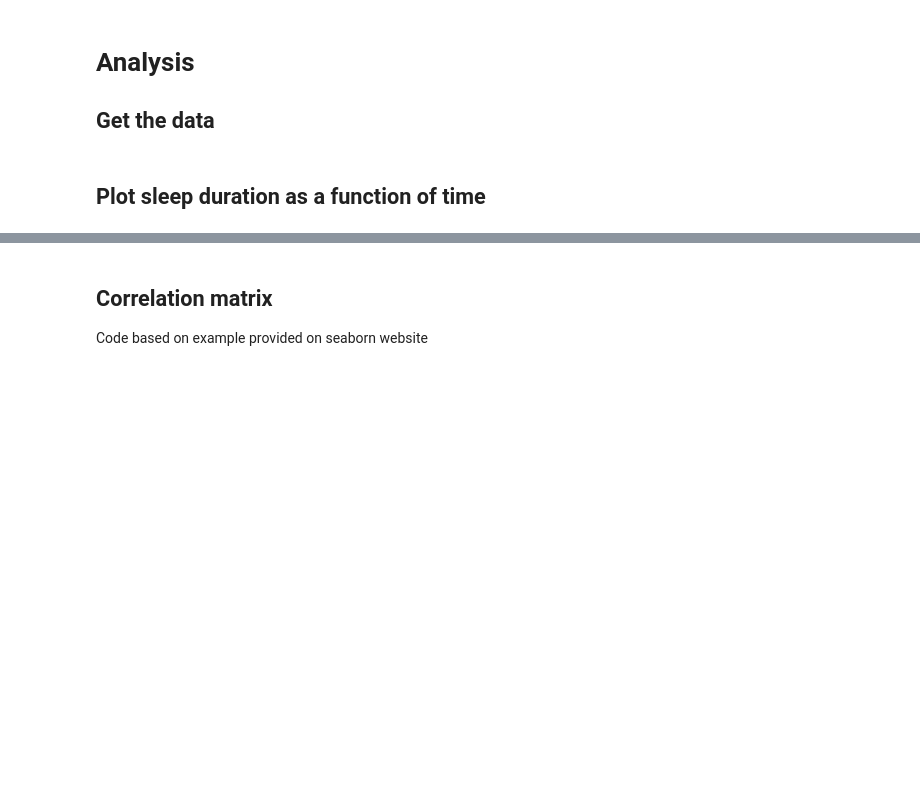
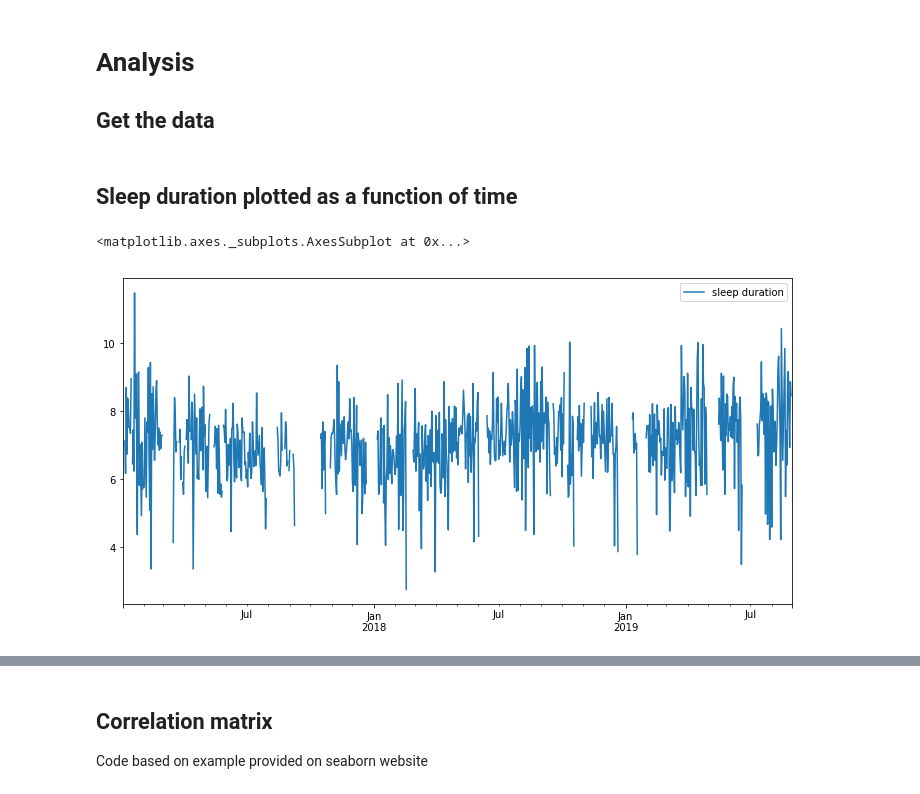
Before and after one commit to Amita22/Machine-Learning-Fitbit-Sleep, a Jupyter notebook: analysis.ipynb, the cells around one changed output, grey strips where cells are left out. Cells and saved outputs as stored; diff of their text form; code cells hidden in the pictures; blank space fills up the shorter version.

```diff
--- a/analysis.ipynb
+++ b/analysis.ipynb
@@ -298,4 +298,10 @@ df_sleep_raw = get_sleep_data()
 df_sleep = process_sleep_data(df_sleep_raw)
 df = df.join(df_sleep)
 # %% [markdown]
-## Plot sleep duration as a function of time
+## Sleep duration plotted as a function of time
+# %%
+sleep_time_data = pd.DataFrame(df['sleep duration'], df.index, columns=["sleep duration"])
+sleep_time_data.plot(figsize=(12, 6))
+# %% [output]
+<matplotlib.axes._subplots.AxesSubplot at 0x...>
+[figure, added]
```
Also changed, not shown: parts of 11 cells of this notebook.
